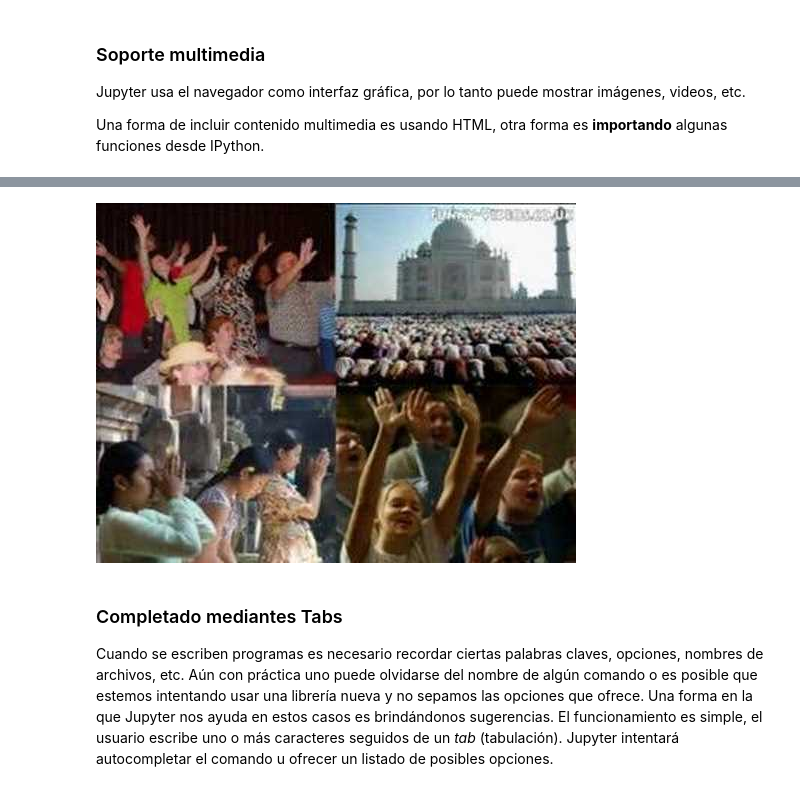
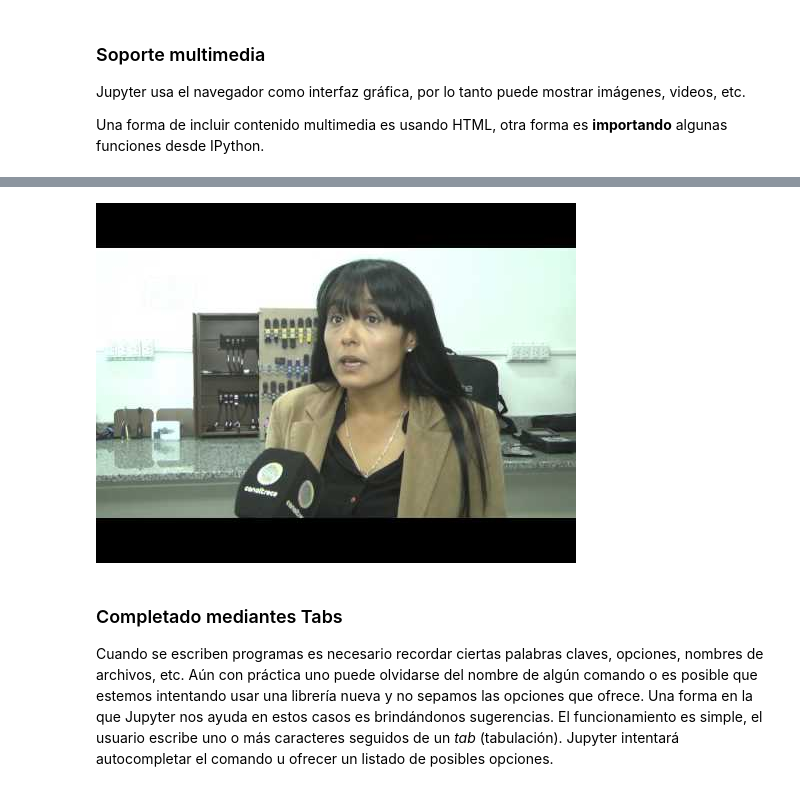
Before and after one commit to BIOS-IMASL/Intro_Python, a Jupyter notebook: 00_intro.ipynb, the cells around one changed output, grey strips where cells are left out. Cells and saved outputs as stored; diff of their text form; code cells hidden in the pictures.

```diff
--- a/00_intro.ipynb
+++ b/00_intro.ipynb
@@ -76,7 +158,7 @@ Image(filename='imagenes/logo.png')
-# %%
-YouTubeVideo('XD6-rcxMiw0')
-# %% [output]
-[figure, removed]
+# %%
+YouTubeVideo('1ZH0qqlZ7Kk',start=113)
+# %% [output]
+[figure, added]
 # %% [markdown]
 ### Completado mediantes Tabs
 
```
Also changed, not shown: parts of 22 cells of this notebook, 8 other files.
